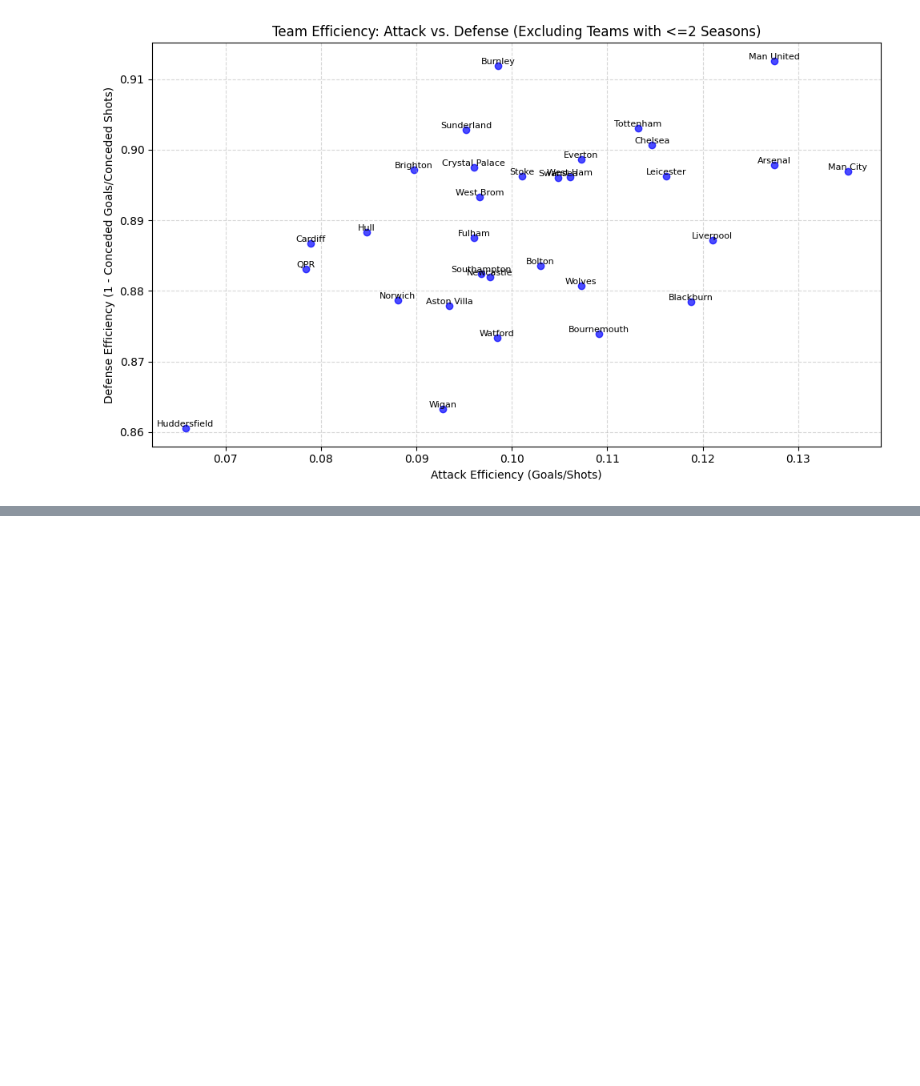
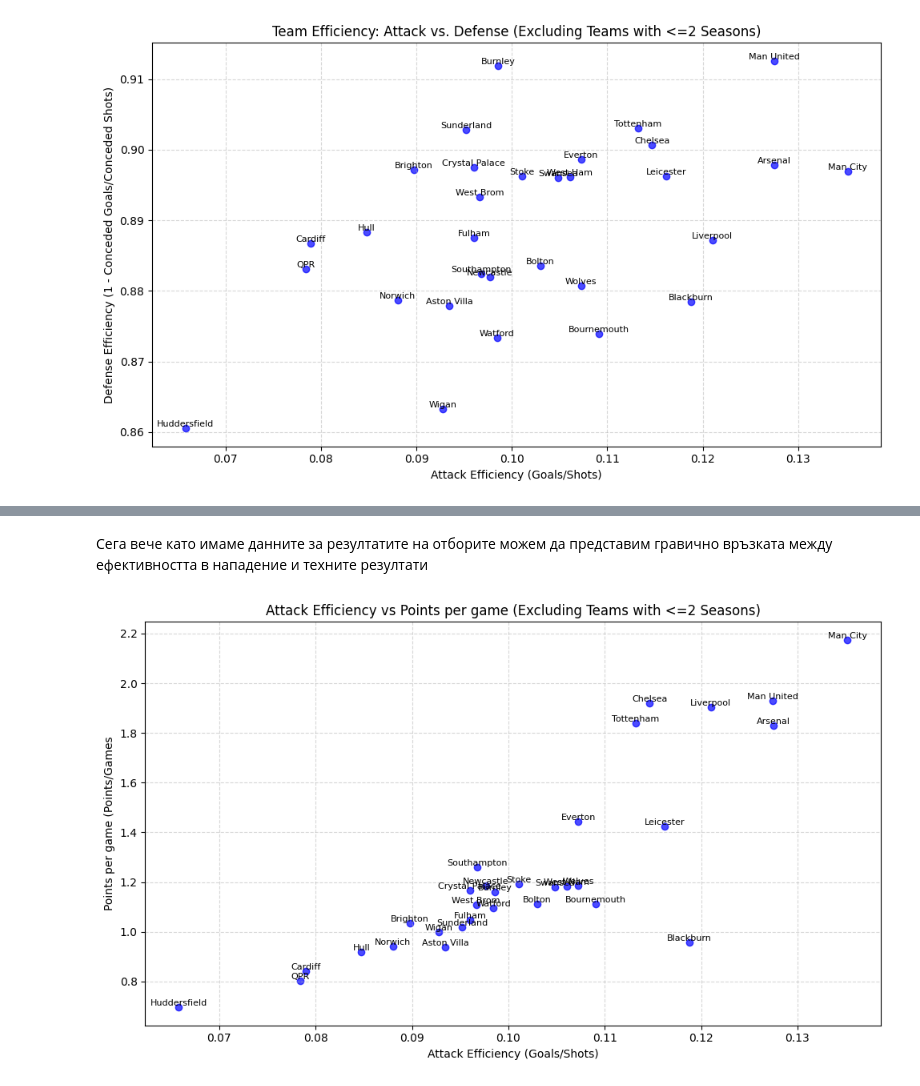
Before and after one commit to marko04st/PStat_Domashno, a Jupyter notebook: epl_stattest.ipynb, the cells around one changed output, grey strips where cells are left out. Drawn from its saved outputs; the diff is of its cells as text; code cells hidden in the pictures; blank space fills up the shorter version.

```diff
--- a/epl_stattest.ipynb
+++ b/epl_stattest.ipynb
@@ -140,0 +179,11 @@ plt.show()
+# %%
+home_results = filtered_df.groupby("HomeTeam").agg({"FullTime": "count"})
+away_results = filtered_df.groupby("AwayTeam").agg({"FullTime": "count"})
+
+home_wins = filtered_df.groupby("HomeTeam").agg({"FullTime": lambda x: (x == "HomeWin").sum()})
+home_draws = filtered_df.groupby("HomeTeam").agg({"FullTime": lambda x: (x == "Draw").sum()})
+away_wins = filtered_df.groupby("AwayTeam").agg({"FullTime": lambda x: (x == "AwayWin").sum()})
+away_draws = filtered_df.groupby("AwayTeam").agg({"FullTime": lambda x: (x == "Draw").sum()})
+
+ppg = (3*(home_wins["FullTime"] + away_wins["FullTime"]) + home_draws["FullTime"] + away_draws["FullTime"])/(home_results['FullTime'] + away_results['FullTime'])
+print(ppg)
@@ -140,0 +208,34 @@ plt.show()
+# %% [markdown]
+Сега вече като имаме данните за резултатите на отборите можем да представим гравично връзката между ефективността в нападение и техните резултати
+# %%
+efficiency_df = pd.DataFrame({
+    "Points per game": ppg,
+    "Attack Efficiency": attack_efficiency
+}).dropna()
+
+plt.figure(figsize=(10, 6))
+plt.scatter(
+    efficiency_df["Attack Efficiency"],
+    efficiency_df["Points per game"],
+    alpha=0.7,
+    color="blue"
+)
+
+for team in efficiency_df.index:
+    plt.text(
+        efficiency_df.loc[team, "Attack Efficiency"],
+        efficiency_df.loc[team, "Points per game"],
+        team,
+        fontsize=8,
+        ha="center",
+        va="bottom"
+    )
+
+plt.xlabel("Attack Efficiency (Goals/Shots)")
+plt.ylabel("Points per game (Points/Games")
+plt.title("Attack Efficiency vs Points per game (Excluding Teams with <=2 Seasons)")
+plt.grid(True, linestyle="--", alpha=0.5)
+plt.tight_layout()
+plt.show()
+# %% [output]
+[figure, added]
```
Also changed, not shown: parts of 19 cells of this notebook.
